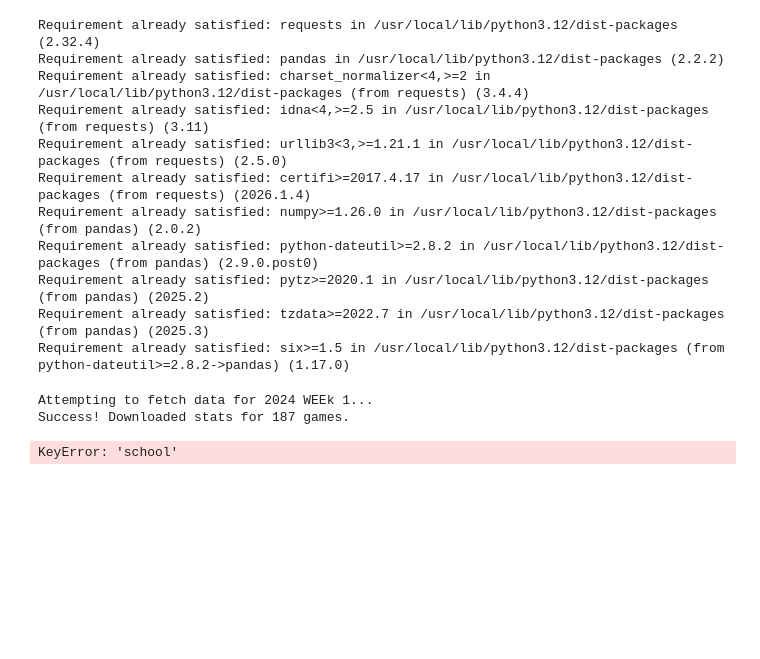
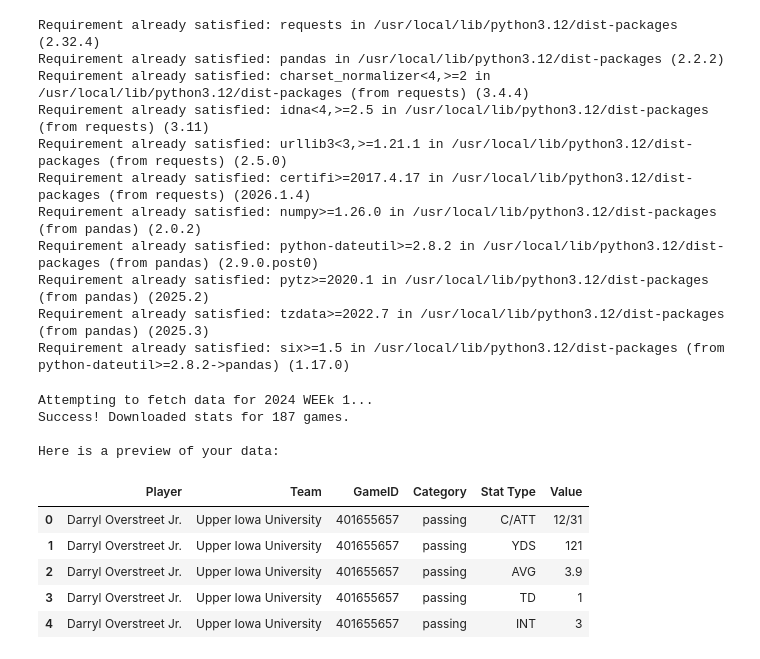
Before and after one commit to BoredBolby/TheStudentLot, a Jupyter notebook: TheStudentLot_v0_1.ipynb, the cells around one changed output. Cells and saved outputs as stored; diff of their text form; code cells hidden in the pictures; blank space fills up the shorter version.

```diff
--- a/TheStudentLot_v0_1.ipynb
+++ b/TheStudentLot_v0_1.ipynb
@@ -39,71 +39,65 @@ print(f"Attempting to fetch data for {YEAR} WEEk {WEEK}...")
 # Using the "Player Game Stats" endpoint
 # This gives total yards/TD per player
 
 response = requests.get(
     f"{BASE_URL}/games/players",
     headers=headers,
     params={"year": YEAR, "week": WEEK}
 )
 
 # --- PROCESSING ---
 if response.status_code == 200:
   data = response.json()
   print(f"Success! Downloaded stats for {len(data)} games.")
 
   # data comes in nested (Game -> Team -> Player -> Stat)
   #need to flatten into rows and columns like a spreadsheet
 
   records = []
 
   for game in data:
-    game_id = game['id']
-    for team in game['teams']:
-      team_name = team['school']
+    game_id = game.get('id', 'No ID') #Safe get
+    # Loop through teams
+    for team in game.get('teams', []):
+      # Use .get() so it won't crash if "school" is missing
+      #team_name = team.get('school', 'Unknown Team')
+      # Try 'school' first; if missing, try 'team'; if both missing, use 'Unknown'
+      team_name = team.get('school', team.get('team', 'Unknown Team'))
 
       # Loop through passing, rushing, receiving categories
 
       # Passing
-      for category in team['categories']:
-        stat_type = category['passing'] #e.g., "passing", "rushing"
-        for player in category['types']:
-          stat_name = player['passing'] #e.g. "passing", "rushing"
-          for athlete in player['athletes']:
-            records.append({"Player": athlete['name'],
-                            "Team": team_name,
-                            "GameID": game_id,
-                            "Stat Type": stat_name,
-                            "Value": athlete['stat']
-                            })
-        stat_type = category['rushing']
-        for player in category['types']:
-          stat_name = player['rushing']
-          for athlete in player['athletes']:
-            records.append({"Player": athlete['name'],
-                            "Team": team_name,
-                            "GameID": game_id,
-                            "Stat Type": stat_name,
-                            "Value": athlete['stat']
-                            })
-        stat_type = category['receiving']
-        for player in category['types']:
-          stat_name = player['receiving']
-          for athlete in player['athletes']:
-            records.append({"Player": athlete['name'],
-                            "Team": team_name,
-                            "GameID": game_id,
-                            "Stat Type": stat_name,
-                            "Value": athlete['stat']
-                            })
+      for category in team.get('categories', []):
+        stat_category = category.get('name', 'Unknown')
 
+        # Loop through stat types
+        for stat_type in category.get('types', []):
+          stat_name = stat_type.get('name', 'stat')
 
-      # add rushing and receiving --------------------------------
-  # Convert to a Pandas DataFrame
-  df = pd.DataFrame(records)
+          # Loop through athletes
+          for athlete in stat_type.get('athletes', []):
+            records.append({
+                "Player": athlete.get('name', 'Unknown Player'),
+                "Team": team_name,
+                "GameID": game_id,
+                "Category": stat_category,
+                "Stat Type": stat_name,
+                "Value": athlete.get('stat', 0)
+            })
+# Create the dataframe
+df = pd.DataFrame(records)
 
-  # Show the first 5 rows to verify
-  print("\nHere is a preview of your data:")
-  display(df.head())
+# Show the first 5 rows to verify
+print("\nHere is a preview of your data:")
+display(df.head())
 # %% [output]
 Attempting to fetch data for 2024 WEEk 1...
 Success! Downloaded stats for 187 games.
+
+Here is a preview of your data:
-KeyError: 'school'
+|  | Player | Team | GameID | Category | Stat Type | Value |
+| 0 | Darryl Overstreet Jr. | Upper Iowa University | 401655657 | passing | C/ATT | 12/31 |
+| 1 | Darryl Overstreet Jr. | Upper Iowa University | 401655657 | passing | YDS | 121 |
+| 2 | Darryl Overstreet Jr. | Upper Iowa University | 401655657 | passing | AVG | 3.9 |
+| 3 | Darryl Overstreet Jr. | Upper Iowa University | 401655657 | passing | TD | 1 |
+| 4 | Darryl Overstreet Jr. | Upper Iowa University | 401655657 | passing | INT | 3 |
```
Also changed, not shown: parts of 4 cells of this notebook.
